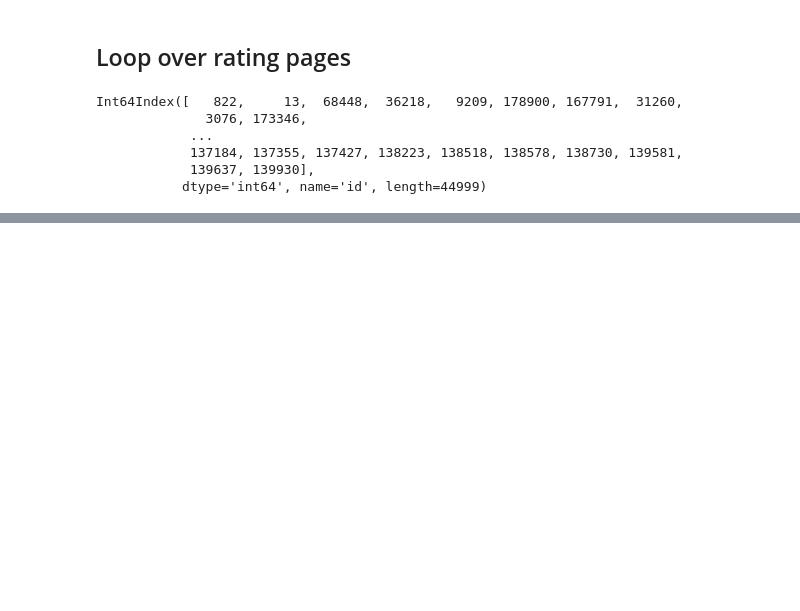
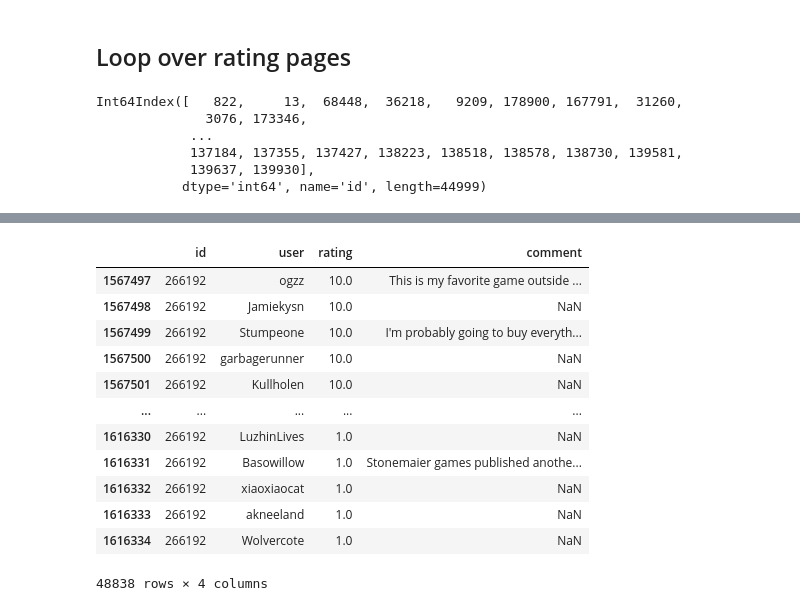
Before and after one commit to bripui/board_game_recommender, a Jupyter notebook: notebooks/API_scraper.ipynb, the cells around one changed output, grey strips where cells are left out. Cells and saved outputs as stored; diff of their text form; code cells hidden in the pictures; blank space fills up the shorter version.

```diff
--- a/notebooks/API_scraper.ipynb
+++ b/notebooks/API_scraper.ipynb
@@ -254,0 +343,16 @@ Int64Index([   822,     13,  68448,  36218,   9209, 178900, 167791,  31260,
+# %%
+ratings_loaded[ratings_loaded['id']==266192]
+# %% [output]
+|  | id | user | rating | comment |
+| 1567497 | 266192 | ogzz | 10.0 | This is my favorite game outside ... |
+| 1567498 | 266192 | Jamiekysn | 10.0 | NaN |
+| 1567499 | 266192 | Stumpeone | 10.0 | I'm probably going to buy everyth... |
+| 1567500 | 266192 | garbagerunner | 10.0 | NaN |
+| 1567501 | 266192 | Kullholen | 10.0 | NaN |
+| ... | ... | ... | ... | ... |
+| 1616330 | 266192 | LuzhinLives | 1.0 | NaN |
+| 1616331 | 266192 | Basowillow | 1.0 | Stonemaier games published anothe... |
+| 1616332 | 266192 | xiaoxiaocat | 1.0 | NaN |
+| 1616333 | 266192 | akneeland | 1.0 | NaN |
+| 1616334 | 266192 | Wolvercote | 1.0 | NaN |
+48838 rows × 4 columns
```
Also changed, not shown: parts of 9 cells of this notebook, 1 other file.
